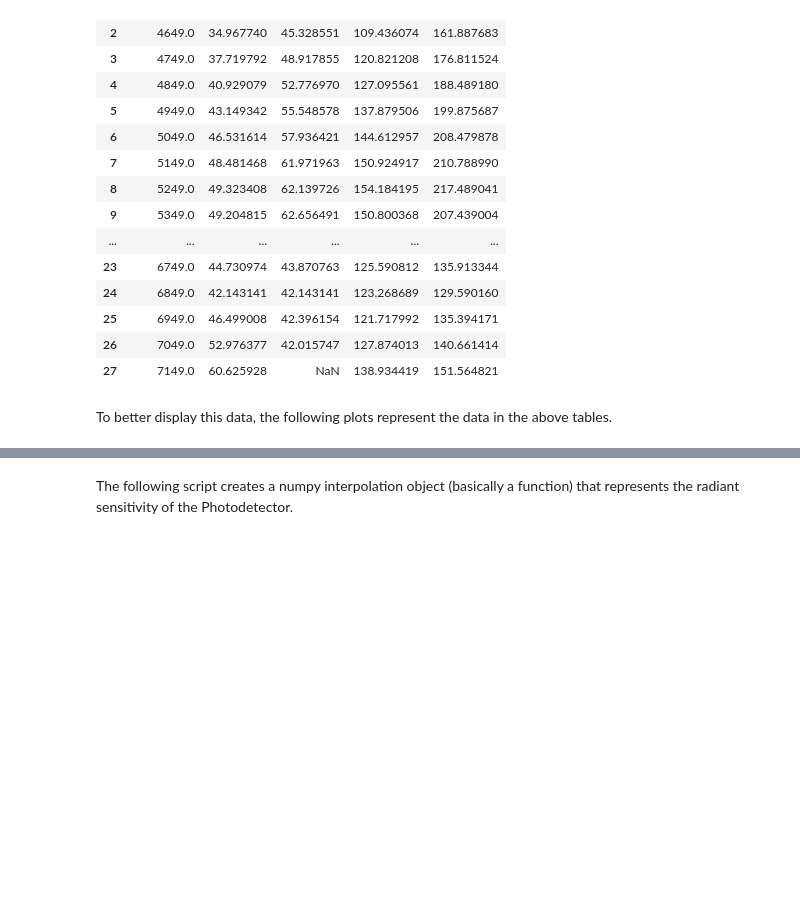
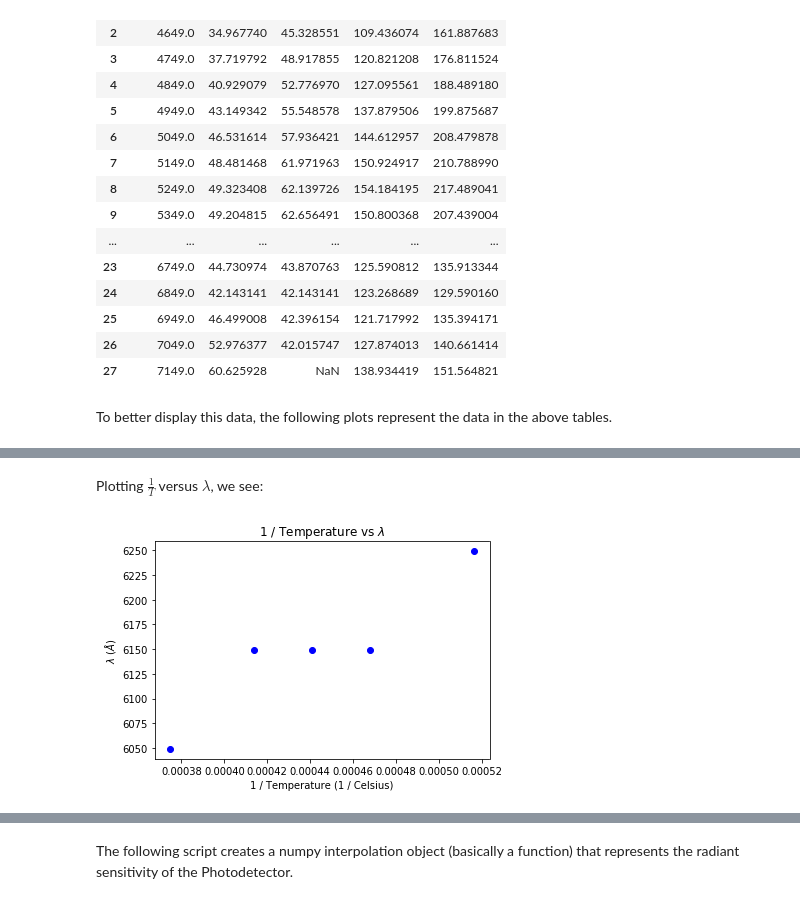
Before and after one commit to DGeisz/5CL, a Jupyter notebook: CapHeidi/CapstoneProject.ipynb, the cells around one changed output, grey strips where cells are left out. Drawn from its saved outputs; the diff is of its cells as text; code cells hidden in the pictures; blank space fills up the shorter version.

```diff
--- a/CapHeidi/CapstoneProject.ipynb
+++ b/CapHeidi/CapstoneProject.ipynb
@@ -295,0 +342,10 @@ plt.axvline(x=5250)
+# %% [markdown]
+Plotting $\frac{1}{T}$ versus $\lambda$, we see:
+# %%
+plt.plot(1 / wien.Temperature, wien.lambda_max, 'bo')
+plt.title("1 / Temperature vs $\lambda$")
+plt.xlabel("1 / Temperature (1 / Celsius)")
+plt.ylabel("$\lambda$ ($\AA$)")
+plt.show()
+# %% [output]
+[figure, added]
```
Also changed, not shown: parts of 41 cells of this notebook, 5 other files.
